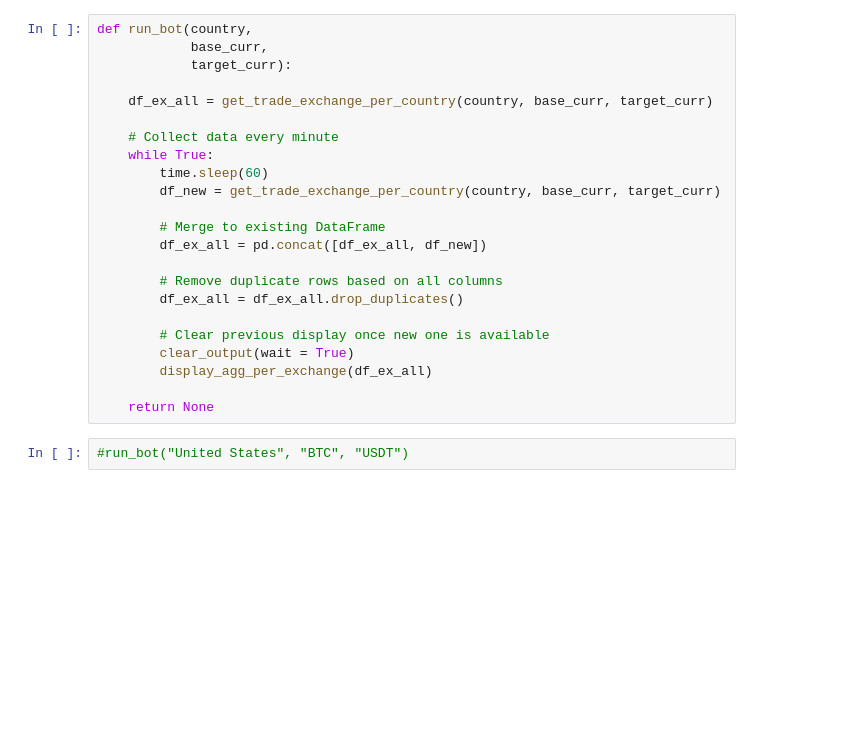
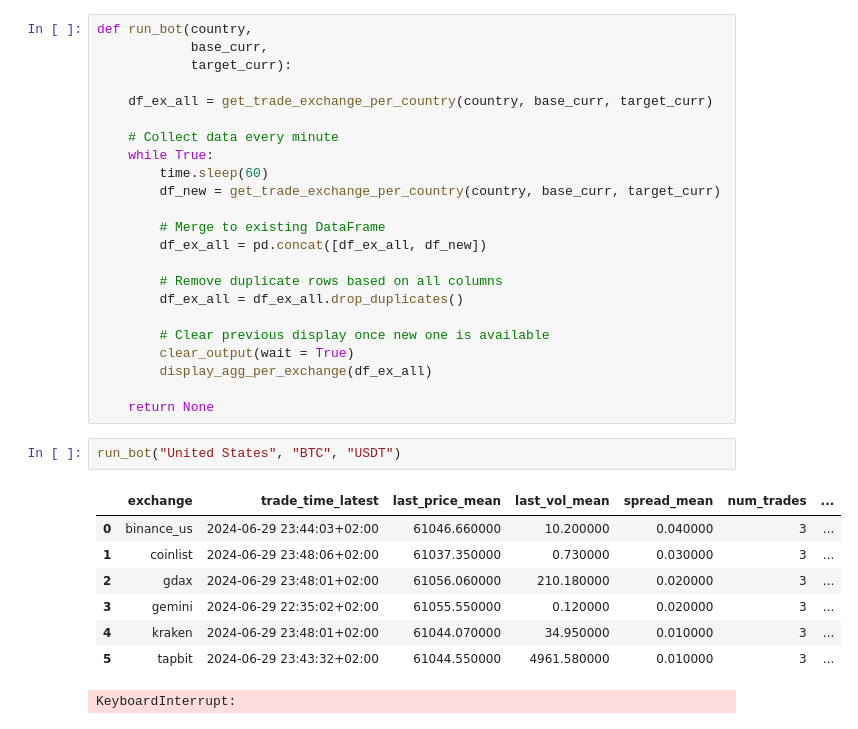
Before and after one commit to vnegi10/Crypto_arbitrage_bot, a Jupyter notebook: Arbitrage_bot.ipynb, the cells around one changed output. Drawn from its saved outputs; the diff is of its cells as text; blank space fills up the shorter version.

```diff
--- a/Arbitrage_bot.ipynb
+++ b/Arbitrage_bot.ipynb
@@ -325,4 +345,13 @@ def run_bot(country,
 
     return None
 # %%
-#run_bot("United States", "BTC", "USDT")
+run_bot("United States", "BTC", "USDT")
+# %% [output]
+|  | exchange | trade_time_latest | last_price_mean | last_vol_mean | spread_mean | num_trades | ... |
+| 0 | binance_us | 2024-06-29 23:44:03+02:00 | 61046.660000 | 10.200000 | 0.040000 | 3 | ... |
+| 1 | coinlist | 2024-06-29 23:48:06+02:00 | 61037.350000 | 0.730000 | 0.030000 | 3 | ... |
+| 2 | gdax | 2024-06-29 23:48:01+02:00 | 61056.060000 | 210.180000 | 0.020000 | 3 | ... |
+| 3 | gemini | 2024-06-29 22:35:02+02:00 | 61055.550000 | 0.120000 | 0.020000 | 3 | ... |
+| 4 | kraken | 2024-06-29 23:48:01+02:00 | 61044.070000 | 34.950000 | 0.010000 | 3 | ... |
+| 5 | tapbit | 2024-06-29 23:43:32+02:00 | 61044.550000 | 4961.580000 | 0.010000 | 3 | ... |
+KeyboardInterrupt:
```
Also changed, not shown: parts of 4 cells of this notebook.
